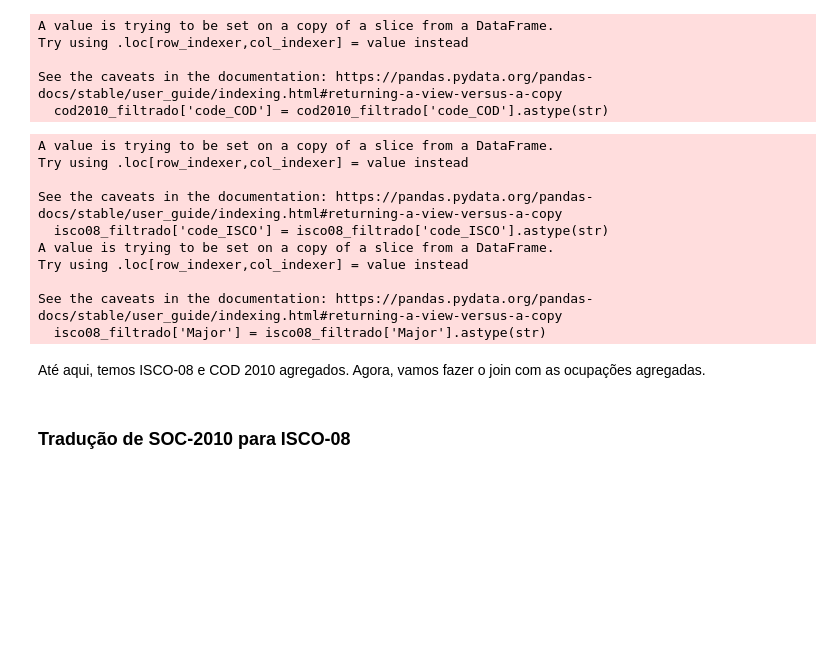
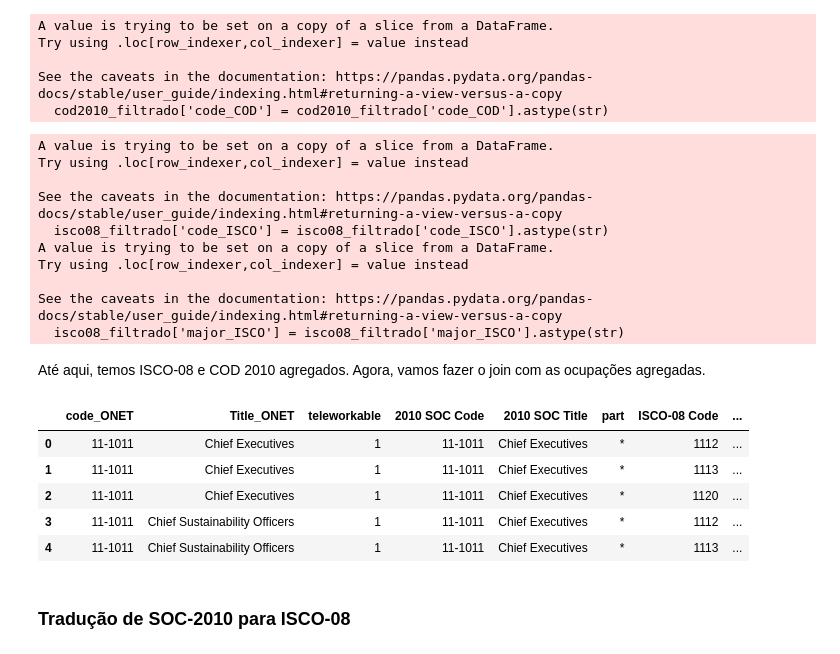
Before and after one commit to msbrasil/Mercado-de-Trabalho-Remoto, a Jupyter notebook: Notebooks/Tradução dos Códigos de Ocupação.ipynb, the cells around one changed output. Cells and saved outputs as stored; diff of their text form; code cells hidden in the pictures; blank space fills up the shorter version.

```diff
--- a/Notebooks/Tradução dos Códigos de Ocupação.ipynb
+++ b/Notebooks/Tradução dos Códigos de Ocupação.ipynb
@@ -58,3 +44,5 @@ cod2010 = pd.read_excel('../Anexos/COD 2010.xlsx', dtype={'Cod': str}) #Ocupaç
 onet_teleworkable = pd.read_csv('https://raw.githubusercontent.com/jdingel/DingelNeiman-workathome/master/occ_onet_scores/output/occupations_workathome.csv')
+# %%
+isco_soc_reclassificado['major_isco'] = isco_soc_reclassificado['ISCO-08 Code'].apply(lambda x: x[:1])
 # %%
 #Ocupações na base O*NET que podem ser realizadas em teletrabalho
@@ -104,7 +85,7 @@ onet_filtrado['code_ONET'] = onet_filtrado['code_ONET'].apply(lambda x: x[0:-3])
 # %%
 #join onet_filtrado e soc2010filtrado by column Code_ONET and code_SOC
 
-onet_soc = pd.merge(onet_filtrado, soc2010filtrado, how='left', left_on='code_ONET', right_on='code_SOC')
+onet_soc = pd.merge(onet_filtrado, isco_soc_reclassificado, how='left', left_on='code_ONET', right_on='2010 SOC Code')
 # %% [markdown]
 Até aqui, ONET e SOC-2010 foram agregados com sucesso. Agora, vamos fazer o mesmo com ISCO-08 e COD-2010.
 # %% [markdown]
@@ -126,9 +122,9 @@ See the caveats in the documentation: https://pandas.pydata.org/pandas-docs/stab
 # %%
 isco08_filtrado = isco08[['ISCO 08 Code', 'Major', 'Title EN']]
-isco08_filtrado.columns = ['code_ISCO', 'Major', 'Title_ISCO']
+isco08_filtrado.columns = ['code_ISCO', 'major_ISCO', 'Title_ISCO']
 
 isco08_filtrado['code_ISCO'] = isco08_filtrado['code_ISCO'].astype(str)
-isco08_filtrado['Major'] = isco08_filtrado['Major'].astype(str)
+isco08_filtrado['major_ISCO'] = isco08_filtrado['major_ISCO'].astype(str)
 # %% [output]
 A value is trying to be set on a copy of a slice from a DataFrame.
 Try using .loc[row_indexer,col_indexer] = value instead
@@ -139,5 +135,5 @@ A value is trying to be set on a copy of a slice from a DataFrame.
 Try using .loc[row_indexer,col_indexer] = value instead
 
 See the caveats in the documentation: https://pandas.pydata.org/pandas-docs/stable/user_guide/indexing.html#returning-a-view-versus-a-copy
-  isco08_filtrado['Major'] = isco08_filtrado['Major'].astype(str)
+  isco08_filtrado['major_ISCO'] = isco08_filtrado['major_ISCO'].astype(str)
 # %%
@@ -145,2 +141,11 @@ isco_cod = pd.merge(isco08_filtrado, cod2010_filtrado, how='left', left_on='Majo
 # %% [markdown]
 Até aqui, temos ISCO-08 e COD 2010 agregados. Agora, vamos fazer o join com as ocupações agregadas.
+# %%
+isco_cod.head()
+# %% [output]
+|  | code_ONET | Title_ONET | teleworkable | 2010 SOC Code | 2010 SOC Title | part | ISCO-08 Code | ... |
+| 0 | 11-1011 | Chief Executives | 1 | 11-1011 | Chief Executives | * | 1112 | ... |
+| 1 | 11-1011 | Chief Executives | 1 | 11-1011 | Chief Executives | * | 1113 | ... |
+| 2 | 11-1011 | Chief Executives | 1 | 11-1011 | Chief Executives | * | 1120 | ... |
+| 3 | 11-1011 | Chief Sustainability Officers | 1 | 11-1011 | Chief Executives | * | 1112 | ... |
+| 4 | 11-1011 | Chief Sustainability Officers | 1 | 11-1011 | Chief Executives | * | 1113 | ... |
```
Also changed, not shown: parts of 22 cells of this notebook, 1 other file.
